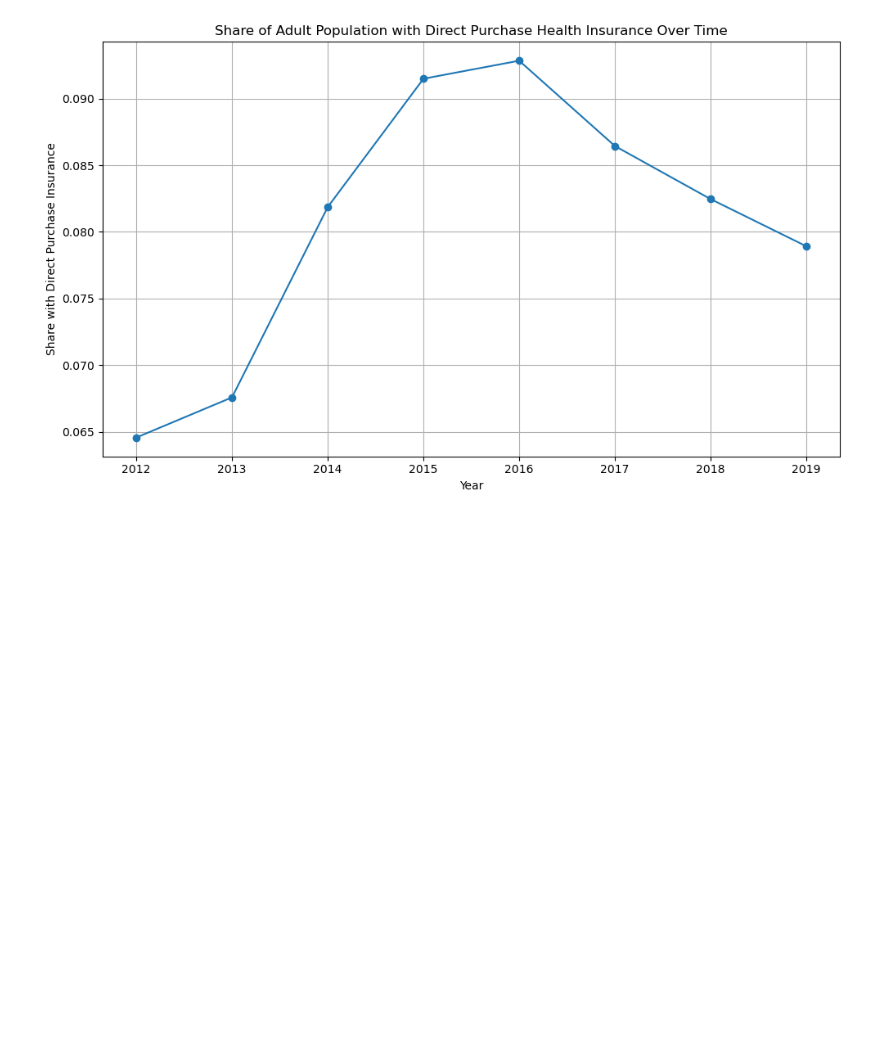
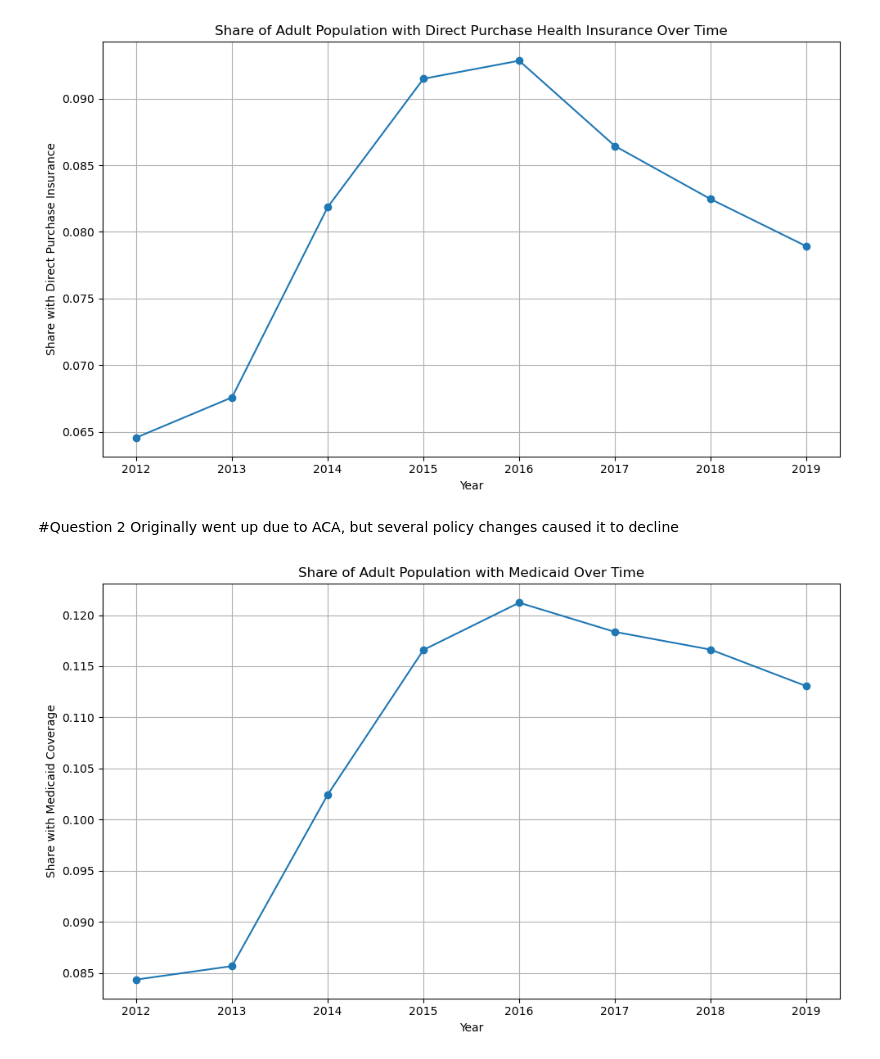
Before and after one commit to avanthp/Homework5, a Jupyter notebook: Submission1/Analysis/Hwk5-1-Code.ipynb, the cells around one changed output. Cells and saved outputs as stored; diff of their text form; code cells hidden in the pictures; blank space fills up the shorter version.

```diff
--- a/Submission1/Analysis/Hwk5-1-Code.ipynb
+++ b/Submission1/Analysis/Hwk5-1-Code.ipynb
@@ -26,3 +30,29 @@ plt.tight_layout()
 plt.show()
 # %% [output]
 [figure]
+# %% [markdown]
+#Question 2
+Originally went up due to ACA, but several policy changes caused it to decline
+# %%
+#Question 3
+
+insurance_data['medicaid_share'] = insurance_data['ins_medicaid'] / insurance_data['adult_pop']
+medicaid_national_share = insurance_data.groupby('year')[['ins_medicaid', 'adult_pop']].sum()
+
+medicaid_national_share['medicaid_share'] = medicaid_national_share['ins_medicaid'] / medicaid_national_share['adult_pop']
+
+medicaid_national_share = insurance_data.groupby('year')[['ins_medicaid', 'adult_pop']].sum()
+
+medicaid_national_share['medicaid_share'] = medicaid_national_share['ins_medicaid'] / medicaid_national_share['adult_pop']
+
+# Plotting
+plt.figure(figsize=(10, 6))
+plt.plot(medicaid_national_share.index, medicaid_national_share['medicaid_share'], marker='o', linestyle='-')
+plt.title('Share of Adult Population with Medicaid Over Time')
+plt.xlabel('Year')
+plt.ylabel('Share with Medicaid Coverage')
+plt.grid(True)
+plt.tight_layout()
+plt.show()
+# %% [output]
+[figure, added]
```
Also changed, not shown: parts of 10 cells of this notebook, 7 other files.
